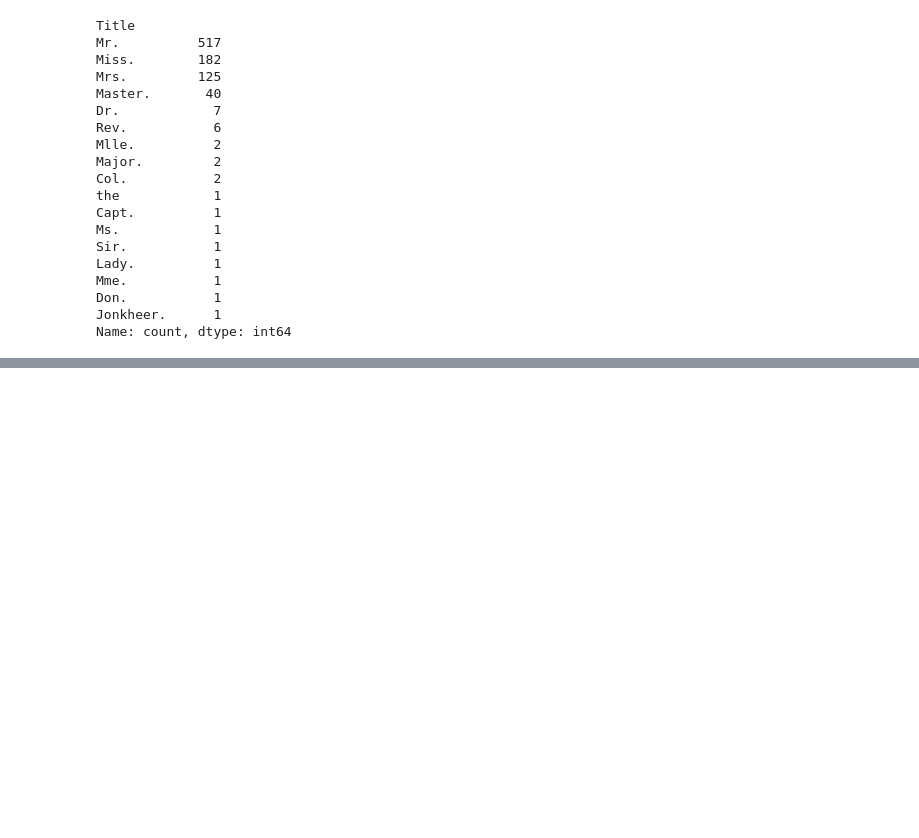
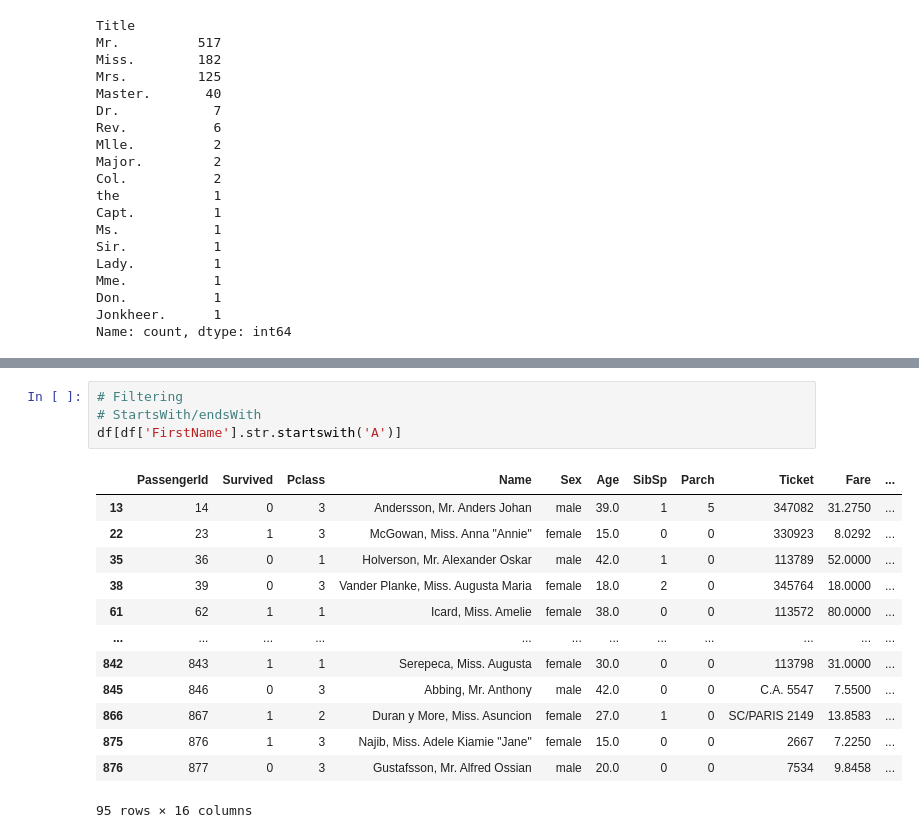
Before and after one commit to VidyanandYadav/Data-science-Journey, a Jupyter notebook: Session22_VectorizedString.ipynb, the cells around one changed output, grey strips where cells are left out. Drawn from its saved outputs; the diff is of its cells as text; blank space fills up the shorter version.

```diff
--- a/Session22_VectorizedString.ipynb
+++ b/Session22_VectorizedString.ipynb
@@ -222,0 +242,18 @@ KeyError: 'Title'
+# %%
+# Filtering
+# StartsWith/endsWith
+df[df['FirstName'].str.startswith('A')]
+# %% [output]
+|  | PassengerId | Survived | Pclass | Name | Sex | Age | SibSp | Parch | Ticket | Fare | ... |
+| 13 | 14 | 0 | 3 | Andersson, Mr. Anders Johan | male | 39.0 | 1 | 5 | 347082 | 31.2750 | ... |
+| 22 | 23 | 1 | 3 | McGowan, Miss. Anna "Annie" | female | 15.0 | 0 | 0 | 330923 | 8.0292 | ... |
+| 35 | 36 | 0 | 1 | Holverson, Mr. Alexander Oskar | male | 42.0 | 1 | 0 | 113789 | 52.0000 | ... |
+| 38 | 39 | 0 | 3 | Vander Planke, Miss. Augusta Maria | female | 18.0 | 2 | 0 | 345764 | 18.0000 | ... |
+| 61 | 62 | 1 | 1 | Icard, Miss. Amelie | female | 38.0 | 0 | 0 | 113572 | 80.0000 | ... |
+| ... | ... | ... | ... | ... | ... | ... | ... | ... | ... | ... | ... |
+| 842 | 843 | 1 | 1 | Serepeca, Miss. Augusta | female | 30.0 | 0 | 0 | 113798 | 31.0000 | ... |
+| 845 | 846 | 0 | 3 | Abbing, Mr. Anthony | male | 42.0 | 0 | 0 | C.A. 5547 | 7.5500 | ... |
+| 866 | 867 | 1 | 2 | Duran y More, Miss. Asuncion | female | 27.0 | 1 | 0 | SC/PARIS 2149 | 13.8583 | ... |
+| 875 | 876 | 1 | 3 | Najib, Miss. Adele Kiamie "Jane" | female | 15.0 | 0 | 0 | 2667 | 7.2250 | ... |
+| 876 | 877 | 0 | 3 | Gustafsson, Mr. Alfred Ossian | male | 20.0 | 0 | 0 | 7534 | 9.8458 | ... |
+95 rows × 16 columns
```
Also changed, not shown: parts of 13 cells of this notebook.
